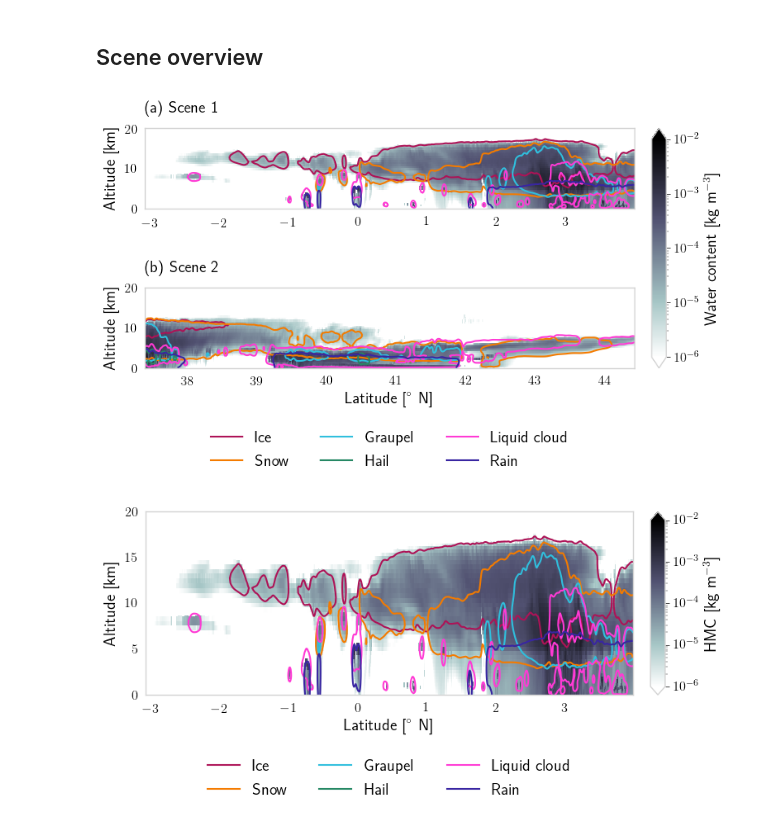
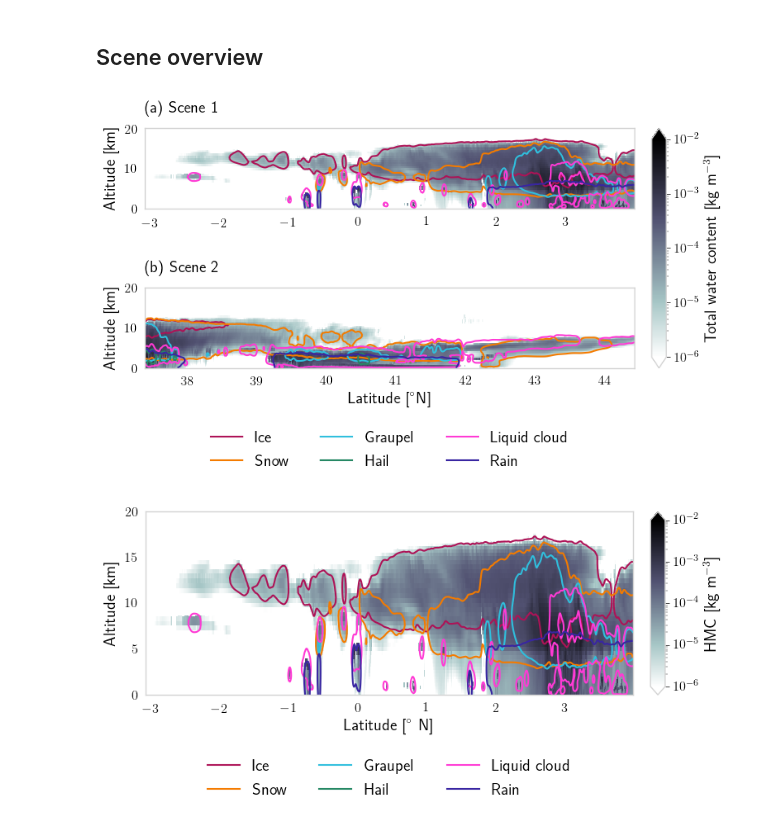
Before and after one commit to simonpf/mcrf, a Jupyter notebook: notebooks/liras/combined_results.ipynb, the cells around one changed output. Cells and saved outputs as stored; diff of their text form; code cells hidden in the pictures.

```diff
--- a/notebooks/liras/combined_results.ipynb
+++ b/notebooks/liras/combined_results.ipynb
@@ -127,36 +127,36 @@ img = ax.pcolormesh(x, y, z, norm = norm, cmap = cmap)
 for i, z in enumerate(hmcs[1]):
     if z.max() > 1e-5:
         z = gaussian_filter(z, 1.5)
         ax.contour(x, y, z.T, levels = [1e-5], colors = ["C{}".format(i)], linewidths = [1.5])
 
 ax.set_title("(b) Scene 2", loc = "left")
 ax.set_ylim([0, 20])
 ax.set_ylabel("Altitude [km]")
-ax.set_xlabel(r"Latitude [$^\circ \ \text{N}$]")
+ax.set_xlabel(r"Latitude [$^\circ \text{N}$]")
 
 
 #
 # Color bar
 #
 
 ax = plt.subplot(gs[:2, 1])
-plt.colorbar(img, cax = ax, label = "Water content [kg m$^{-3}$]", extend = "both")
+plt.colorbar(img, cax = ax, label = "Total water content [kg m$^{-3}$]", extend = "both")
 
 #
 # Legend
 #
 
 labels = ["Ice", "Snow", "Graupel", "Hail", "Liquid cloud", "Rain"]
 handles = [Line2D([0.0], [0.0], c = "C{}".format(i)) for i in range(len(labels))]
 
 ax = plt.subplot(gs[2, :1])
 ax.set_axis_off()
 ax.legend(labels = labels, handles = handles, ncol = 3, loc = "center")
 
 plt.tight_layout()
 f.savefig("../../plots/scene_overview.png", dpi = 300, bbox_inches = "tight")
 # %% [output]
-[figure, old version]
+[figure, new version]
 # %%
 from matplotlib.colors import LogNorm
 from matplotlib.gridspec import GridSpec
```
Also changed, not shown: parts of 20 cells of this notebook, 28 other files.
